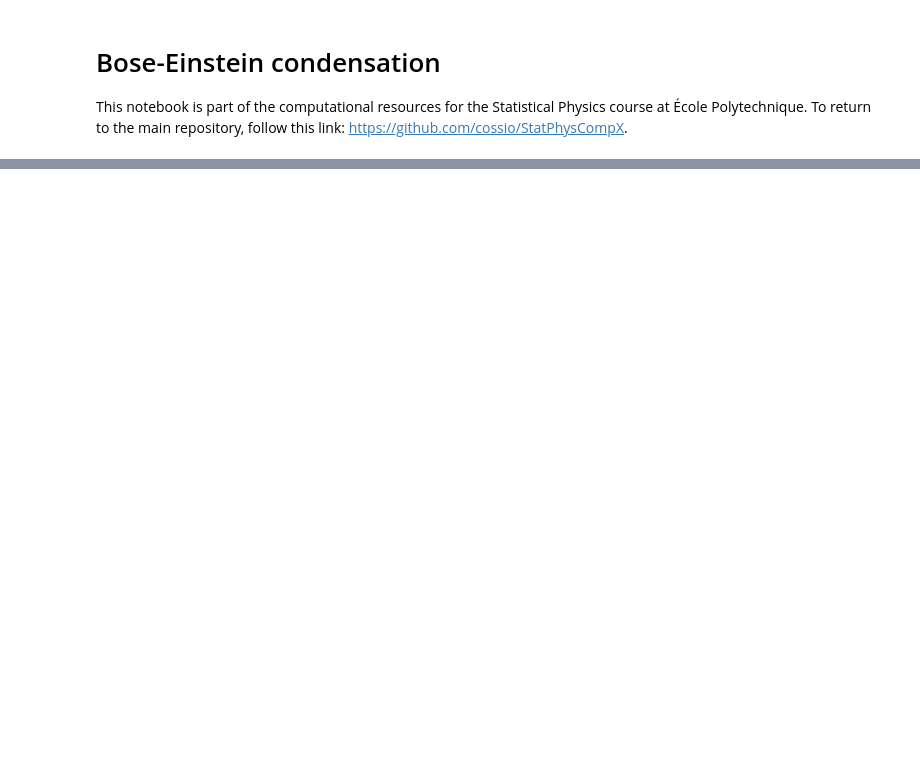
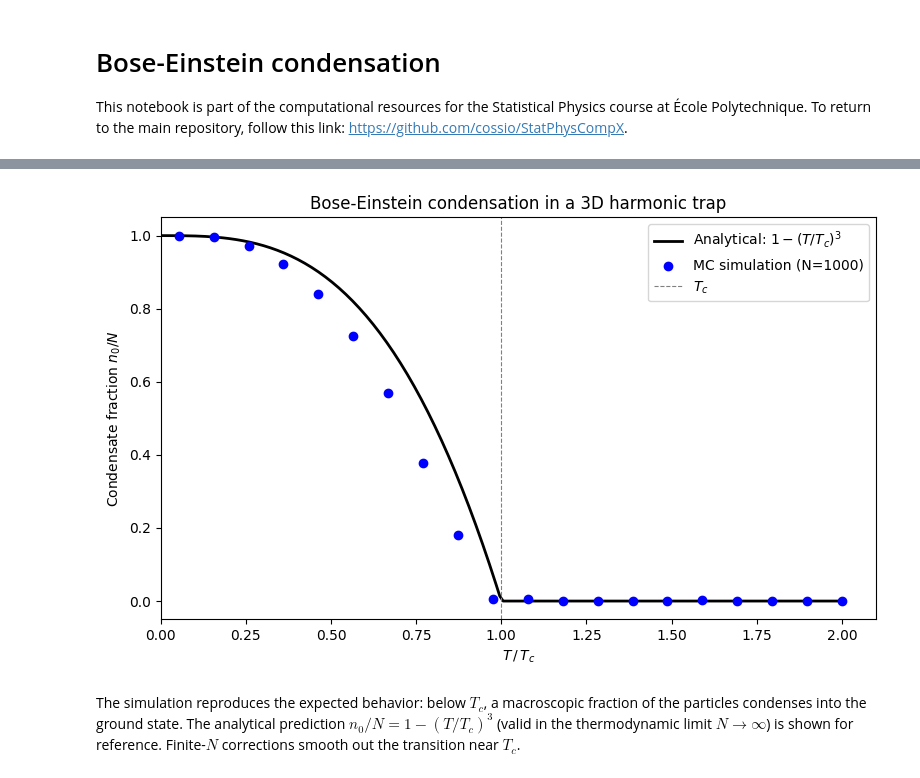
Before and after one commit to cossio/StatPhysCompX, a Jupyter notebook: python-jupyter/bose-einstein-condensation.ipynb, the cells around one changed output, grey strips where cells are left out. Drawn from its saved outputs; the diff is of its cells as text; code cells hidden in the pictures; blank space fills up the shorter version.

```diff
--- a/python-jupyter/bose-einstein-condensation.ipynb
+++ b/python-jupyter/bose-einstein-condensation.ipynb
@@ -85,0 +238,11 @@ Fraction of particles in the ground state (E=0): 54.14%
+# %%
+# 3D harmonic oscillator: degeneracy of level n is (n+1)(n+2)/2
+degeneracies = np.array([(n + 1) * (n + 2) // 2 for n in range(M)], dtype=np.int64)
+
+# Warm up JIT
+_ = run_bec_3d_simulation(10, 5, np.arange(5, dtype=np.float64),
+                          np.array([1, 3, 6, 10, 15], dtype=np.int64), 1.0, 100)
+# %%
+# Critical temperature for N bosons in a 3D harmonic trap
+T_c = (N / zeta(3))**(1/3)
+print(f"N = {N}, predicted T_c = {T_c:.2f}")
@@ -85,0 +251,12 @@ Fraction of particles in the ground state (E=0): 54.14%
+# %%
+# Scan temperatures from well below to well above T_c
+T_values = np.linspace(0.5, 2.0 * T_c, 20)
+
+condensate_fractions = []
+for T in T_values:
+    print(f"  T = {T:.2f} (T/T_c = {T/T_c:.2f})...", end=" ")
+    occ = run_bec_3d_simulation(N, M, energies, degeneracies, T, n_steps)
+    condensate_fractions.append(occ[0] / N)
+    print(f"n_0/N = {occ[0]/N:.3f}")
+
+condensate_fractions = np.array(condensate_fractions)
@@ -85,0 +284,24 @@ Fraction of particles in the ground state (E=0): 54.14%
+# %%
+# Analytical prediction for the condensate fraction below T_c:
+#   n_0/N = 1 - (T/T_c)^3   for T < T_c
+#   n_0/N ~ 0                for T > T_c
+T_theory = np.linspace(0.01, 2.0 * T_c, 200)
+n0_theory = np.where(T_theory < T_c, 1 - (T_theory / T_c)**3, 0)
+
+fig, ax = plt.subplots(figsize=(8, 5))
+ax.plot(T_theory / T_c, n0_theory, "k-", linewidth=2, label=r"Analytical: $1 - (T/T_c)^3$")
+ax.scatter(T_values / T_c, condensate_fractions, color="blue", zorder=5,
+           label=f"MC simulation (N={N})")
+ax.axvline(1.0, color="gray", linestyle="--", linewidth=0.8, label="$T_c$")
+ax.set_xlabel(r"$T \, / \, T_c$")
+ax.set_ylabel(r"Condensate fraction $n_0 / N$")
+ax.set_title("Bose-Einstein condensation in a 3D harmonic trap")
+ax.legend()
+ax.set_xlim(0, 2.1)
+ax.set_ylim(-0.05, 1.05)
+plt.tight_layout()
+plt.show()
+# %% [output]
+[figure, added]
+# %% [markdown]
+The simulation reproduces the expected behavior: below $T_c$, a macroscopic fraction of the particles condenses into the ground state. The analytical prediction $n_0/N = 1 - (T/T_c)^3$ (valid in the thermodynamic limit $N \to \infty$) is shown for reference. Finite-$N$ corrections smooth out the transition near $T_c$.
```
Also changed, not shown: parts of 18 cells of this notebook, 3 other files.
